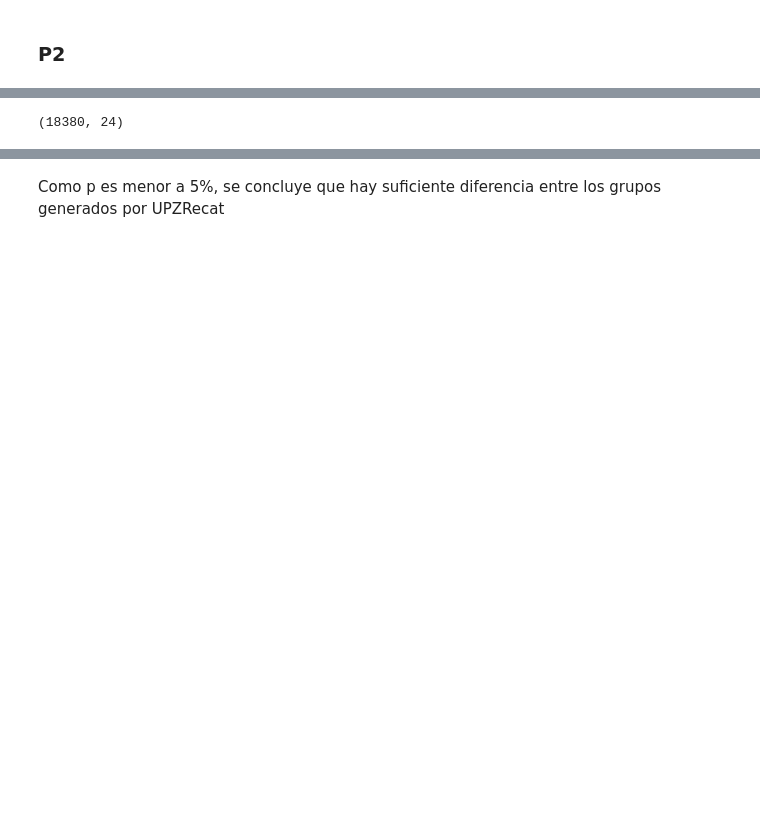
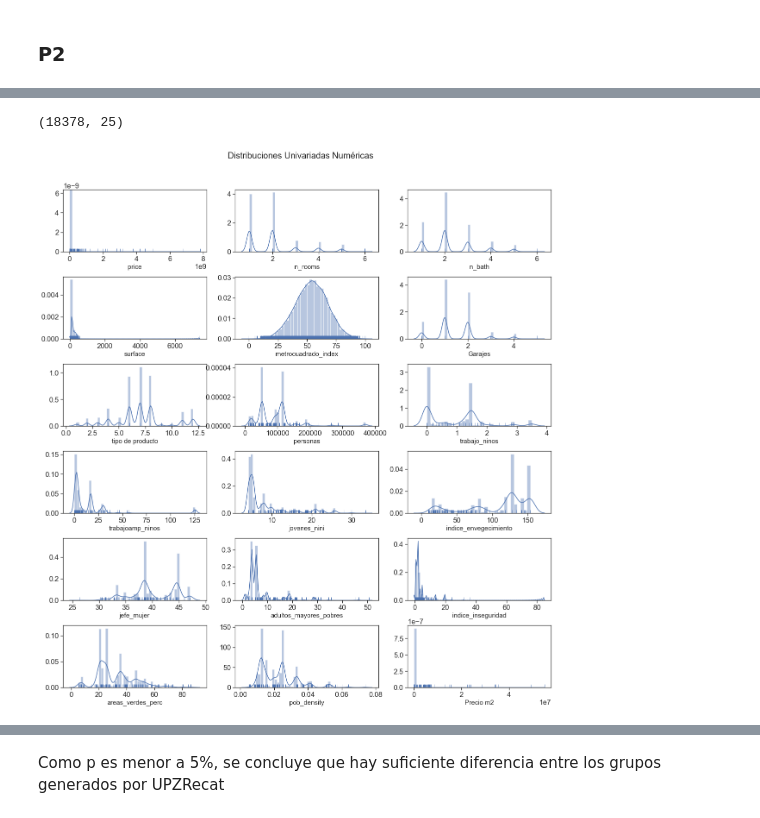
Before and after one commit to pedropereze/Tarea-1, a Jupyter notebook: tarea1.ipynb, the cells around one changed output, grey strips where cells are left out. Saved outputs shown, nothing was run; the diff lists cells and outputs as text; code cells hidden in the pictures; blank space fills up the shorter version.

```diff
--- a/tarea1.ipynb
+++ b/tarea1.ipynb
@@ -1116,10 +1320,10 @@ names = ['numeric', 'categorical']
 # Se crea una lista con las columnas numericas
 numeric = [
     'price', 'n_rooms', 'n_bath', 'surface', 'metrocuadrado_index',
-    'Garajes', 'tipo de producto', 'personas', 'trabajoinf_ninos_5_17_anos_perc',
-    'trabajoinfampliado_ninos_5_17_anos_perc', 'jovenes_14_24_anos_nini_perc',
-    'indice_envegecimiento', 'jefe_mujer_perc', 'adultos_mayores_pobres_perc',
-    'indice_inseguridad', 'areas_verdes_perc','Precio m2'
+    'Garajes', 'tipo de producto', 'personas', 'trabajo_ninos',
+    'trabajoamp_ninos', 'jovenes_nini', 'indice_envegecimiento',
+    'jefe_mujer', 'adultos_mayores_pobres', 'indice_inseguridad',
+    'areas_verdes_perc', 'pob_density', 'Precio m2'
 ]
 
 # Se crea una lista con las columnas categoricas
@@ -1146,7 +1350,7 @@ df.columns = pd.MultiIndex.from_tuples(mapping)
 df.drop(df[df[('numeric','surface')]==0].index,inplace = True)
 df.shape
 # %% [output]
-(18380, 24)
+(18378, 25)
 # %%
 # perfil univariado
 
@@ -1154,35 +1358,37 @@ df.shape
 fig, ax = plt.subplots(nrows=6, ncols=3, figsize=[17, 17])
 
 # Se remueven el ultimo plot
-list(map(lambda a : a.remove(), ax[-1,-1:]))
+#list(map(lambda a : a.remove(), ax[-1,-1:]))
 
 # Se ajusta el espaciado exterior de la figura
 fig.tight_layout()
 
 # Se define un titulo y su ubicacion
 fig.suptitle('Distribuciones Univariadas Numéricas',
              fontsize=20,
              x=0.5,
              y=1.05)
 '''
 Se recorre cada axis, para cada columna del dataframe, se genera un grafico
 distinto en funcion del tipo de dato.
 
 '''
 for axis, col in zip(ax.flatten(), numeric):
     try :
         # Graficos para datos numericos
         sns.distplot(df[('numeric', col)], ax=axis, rug=True)
 
     except RuntimeError:
         print('Solo NaN en',col)
         #sns.distplot(df[('numeric', col)], ax=axis, rug=True, kde=False)
 
     axis.set_xlabel(col, fontsize=15)
 estilo()
 # Se ajusta el espaciado interno entre subplots
 w, h = (.2, .4)
 plt.subplots_adjust(wspace=w, hspace=h)
+# %% [output]
+[figure, added]
 # %%
 # Grilla de subplots
 fig, ax = plt.subplots(nrows=2, ncols=2, figsize=[12, 8])
```
Also changed, not shown: parts of 87 cells of this notebook.
